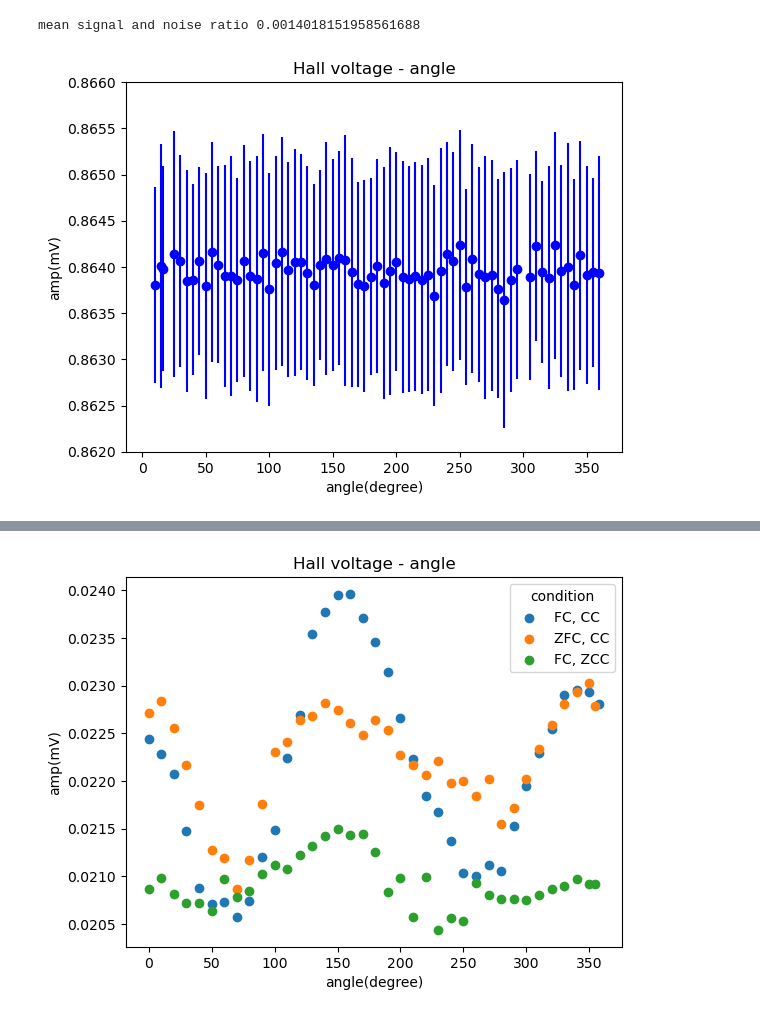
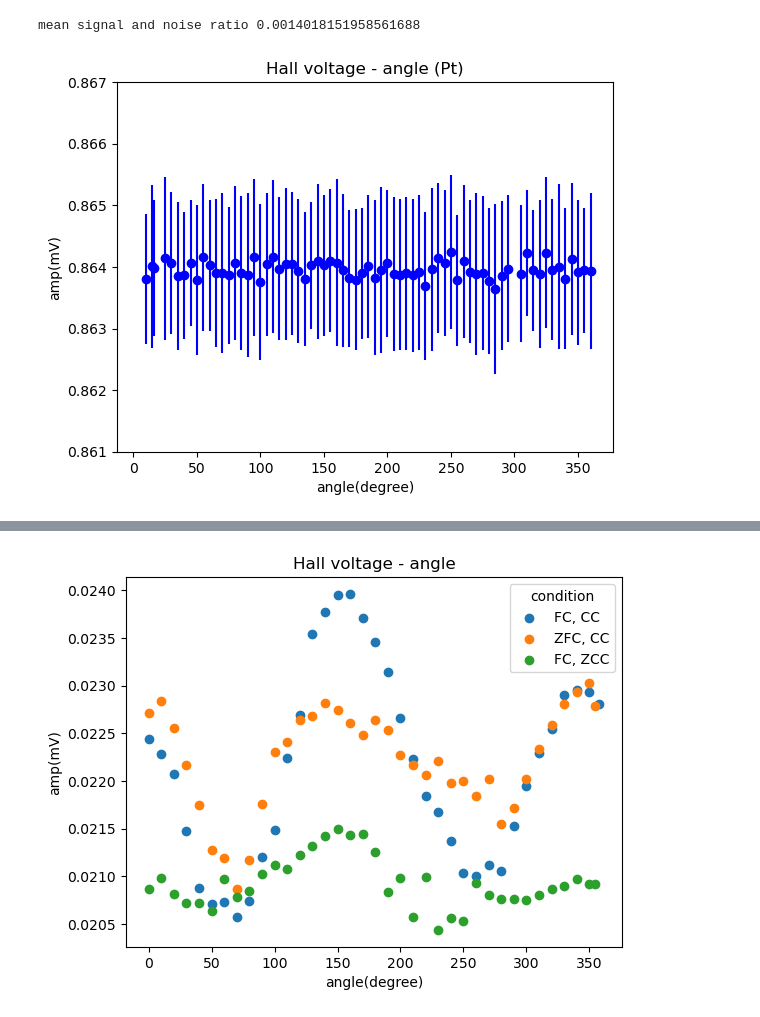
Before and after one commit to ianchung621/harmonic-experiement, a Jupyter notebook: positionscan.ipynb, the cells around one changed output, grey strips where cells are left out. Drawn from its saved outputs; the diff is of its cells as text; code cells hidden in the pictures.

```diff
--- a/positionscan.ipynb
+++ b/positionscan.ipynb
@@ -5,11 +5,11 @@ import pandas as pd
 from loaddata import *
 # %%
 Pt_data = DATA('DATA/some_old_data/Pt_1st.csv')
-Pt_data.plot_V_theta(ylim=(0.862,0.866))
+Pt_data.plot_V_theta(ylim=(0.861,0.867),title=' (Pt)')
 print('mean signal and noise ratio',np.mean(Pt_data.df['amp_err']/Pt_data.df['amp']))
 # %% [output]
 mean signal and noise ratio 0.0014018151958561688
-[figure, old version]
+[figure, new version]
 # %%
 # load data
 fn = 'DATA/NiPS3_100nm_1/exp1_953Hz_10mA_1st.csv'
```
Also changed, not shown: parts of 6 cells of this notebook, 7 other files.
